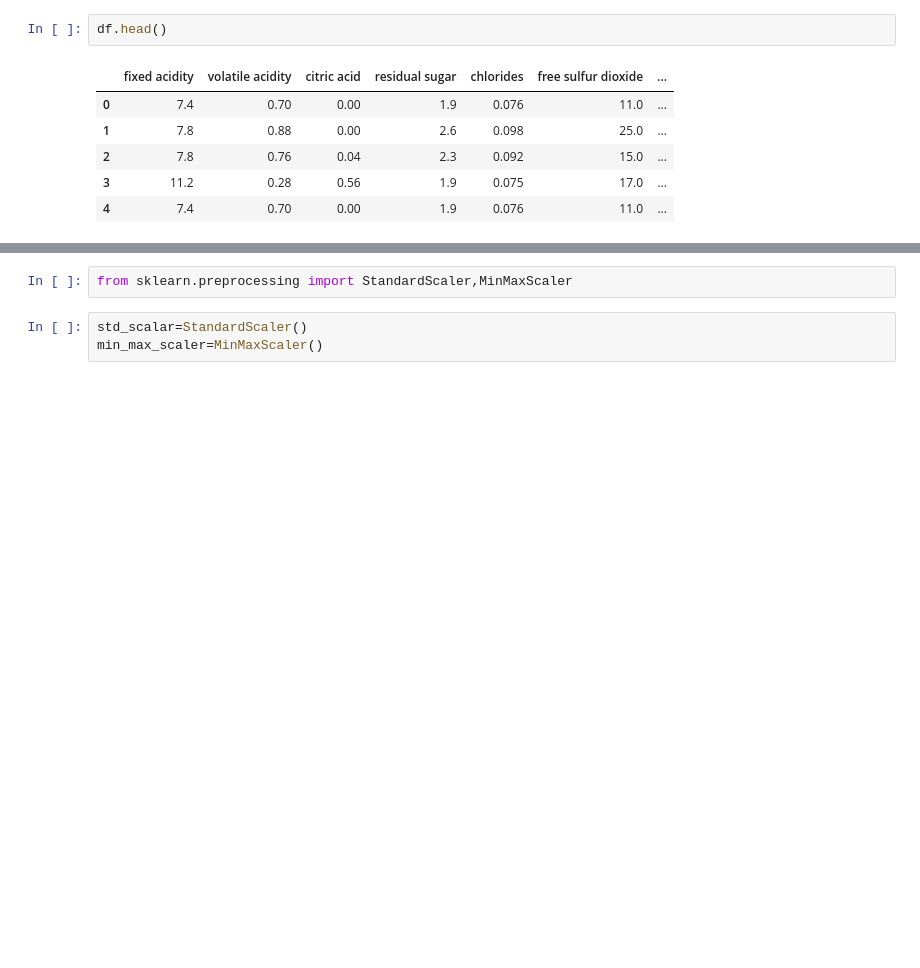
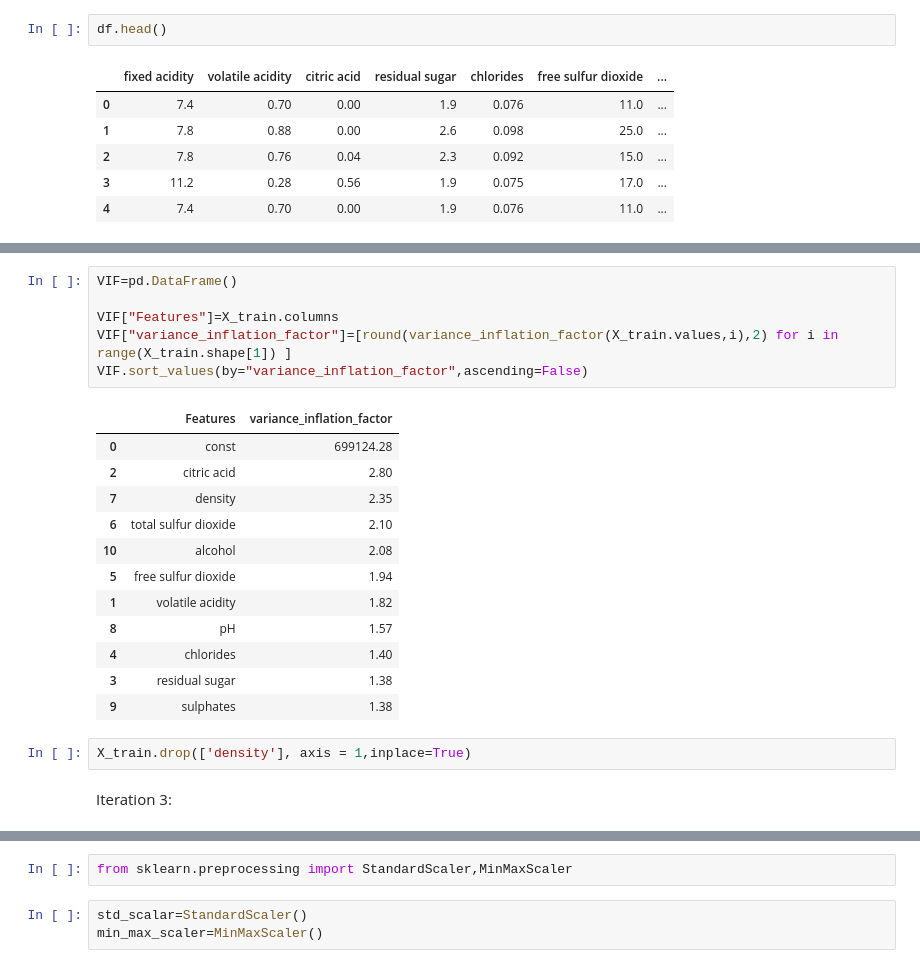
Before and after one commit to SwatiBGupta1110/ML_Regression, a Jupyter notebook: Red_Wine_Regression_Analysis.ipynb, the cells around one changed output, grey strips where cells are left out. Drawn from its saved outputs; the diff is of its cells as text; blank space fills up the shorter version.

```diff
--- a/Red_Wine_Regression_Analysis.ipynb
+++ b/Red_Wine_Regression_Analysis.ipynb
@@ -97,0 +229,23 @@ df.head()
+# %%
+VIF=pd.DataFrame()
+
+VIF["Features"]=X_train.columns
+VIF["variance_inflation_factor"]=[round(variance_inflation_factor(X_train.values,i),2) for i in range(X_train.shape[1]) ]
+VIF.sort_values(by="variance_inflation_factor",ascending=False)
+# %% [output]
+|  | Features | variance_inflation_factor |
+| 0 | const | 699124.28 |
+| 2 | citric acid | 2.80 |
+| 7 | density | 2.35 |
+| 6 | total sulfur dioxide | 2.10 |
+| 10 | alcohol | 2.08 |
+| 5 | free sulfur dioxide | 1.94 |
+| 1 | volatile acidity | 1.82 |
+| 8 | pH | 1.57 |
+| 4 | chlorides | 1.40 |
+| 3 | residual sugar | 1.38 |
+| 9 | sulphates | 1.38 |
+# %%
+X_train.drop(['density'], axis = 1,inplace=True)
+# %% [markdown]
+Iteration 3:
```
Also changed, not shown: parts of 34 cells of this notebook.
